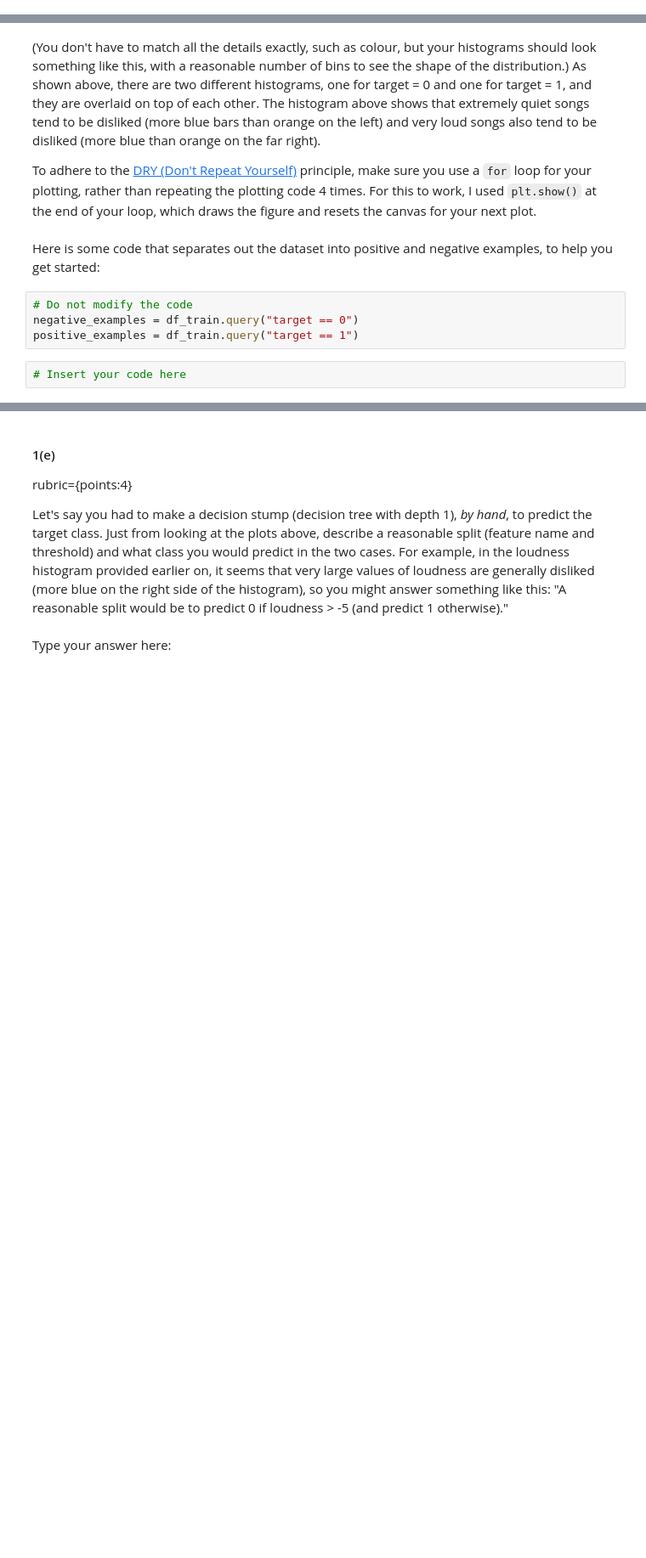
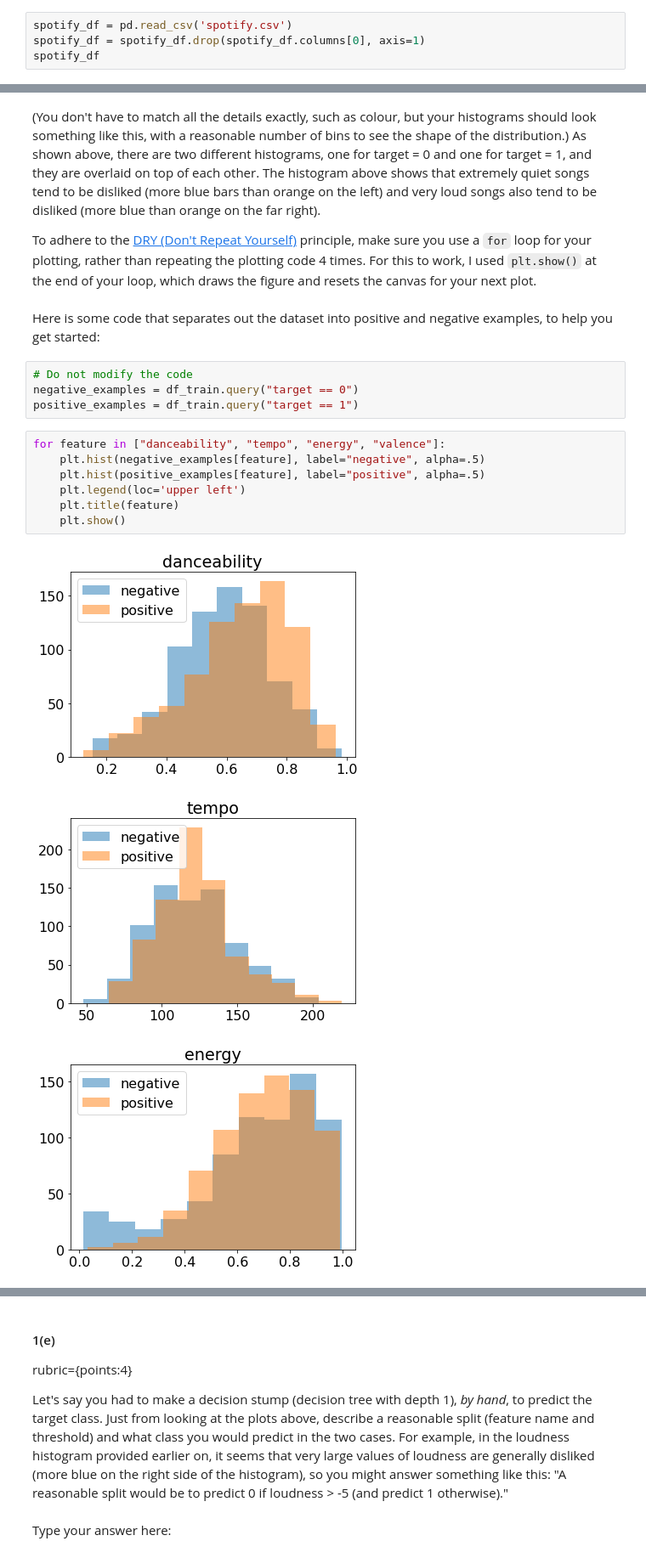
Before and after one commit to CarsonFox/MachineLearning, a Jupyter notebook: HW2/CS4320_hw2.ipynb, the cells around one changed output, grey strips where cells are left out. Shown: that part at 85% size. Drawn from its saved outputs; the diff is of its cells as text; blank space fills up the shorter version.

Commit message:
Histograms

```diff
--- a/HW2/CS4320_hw2.ipynb
+++ b/HW2/CS4320_hw2.ipynb
@@ -43,0 +42,4 @@ Read in the data CSV and store it as a pandas dataframe named `spotify_df`. The
+# %%
+spotify_df = pd.read_csv('spotify.csv')
+spotify_df = spotify_df.drop(spotify_df.columns[0], axis=1)
+spotify_df
@@ -90,5 +122,14 @@ Here is some code that separates out the dataset into positive and negative exam
 # Do not modify the code
 negative_examples = df_train.query("target == 0")
 positive_examples = df_train.query("target == 1")
-# %%
-# Insert your code here
+# %%
+for feature in ["danceability", "tempo", "energy", "valence"]:
+    plt.hist(negative_examples[feature], label="negative", alpha=.5)
+    plt.hist(positive_examples[feature], label="positive", alpha=.5)
+    plt.legend(loc='upper left')
+    plt.title(feature)
+    plt.show()
+# %% [output]
+[figure, added]
+[figure, added]
+[figure, added]
```
Also changed, not shown: parts of 10 cells of this notebook.
